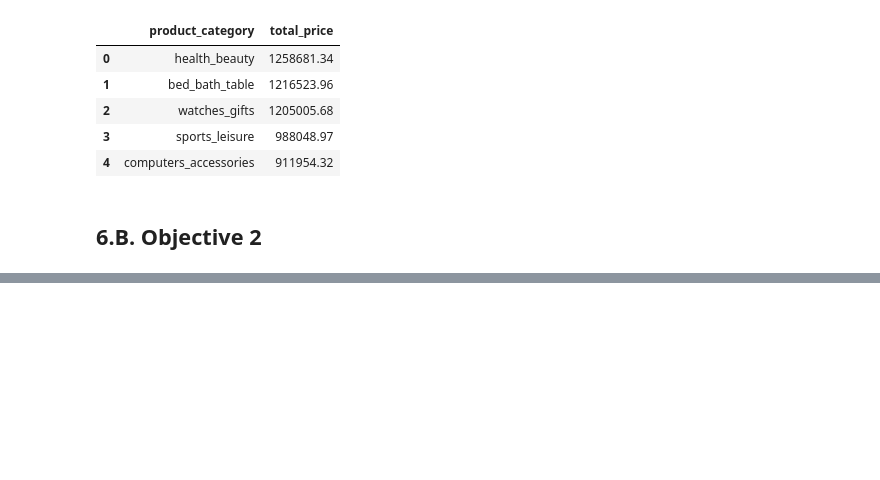
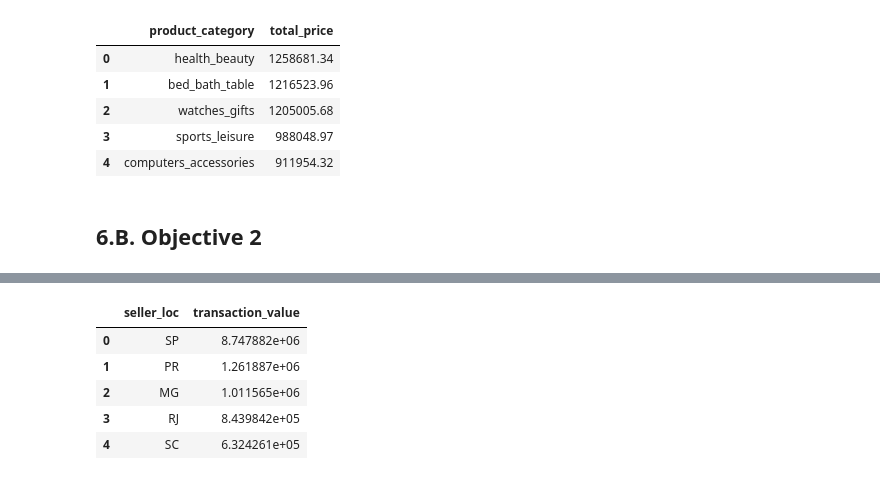
Before and after one commit to bagusfarisa/olist-data-wrangling, a Jupyter notebook: olist.ipynb, the cells around one changed output, grey strips where cells are left out. Saved outputs shown, nothing was run; the diff lists cells and outputs as text; code cells hidden in the pictures; blank space fills up the shorter version.

```diff
--- a/olist.ipynb
+++ b/olist.ipynb
@@ -1001,0 +1076,29 @@ ps.sqldf(q1c, locals())
+# %%
+query = """
+SELECT
+    s.seller_state AS seller_loc,
+    SUM(oi.price) AS transaction_value
+FROM
+    df_order AS o
+INNER JOIN
+    df_order_items AS oi ON o.order_id = oi.order_id
+INNER JOIN
+    df_products AS p ON oi.product_id = p.product_id
+INNER JOIN
+    df_product_cat_name_transl AS pcnt ON p.product_category_name = pcnt.product_category_name
+INNER JOIN
+    df_sellers AS s ON oi.seller_id = s.seller_id
+GROUP BY s.seller_state
+ORDER BY transaction_value DESC
+LIMIT 5;
+"""
+
+
+ps.sqldf(query, locals())
+# %% [output]
+|  | seller_loc | transaction_value |
+| 0 | SP | 8.747882e+06 |
+| 1 | PR | 1.261887e+06 |
+| 2 | MG | 1.011565e+06 |
+| 3 | RJ | 8.439842e+05 |
+| 4 | SC | 6.324261e+05 |
```
Also changed, not shown: parts of 16 cells of this notebook.
